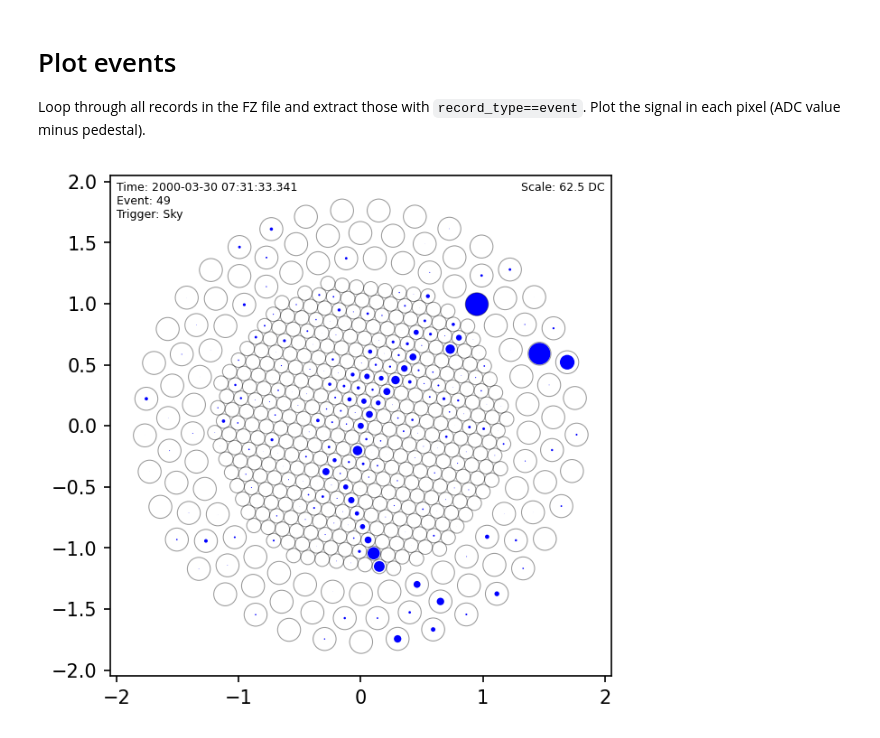
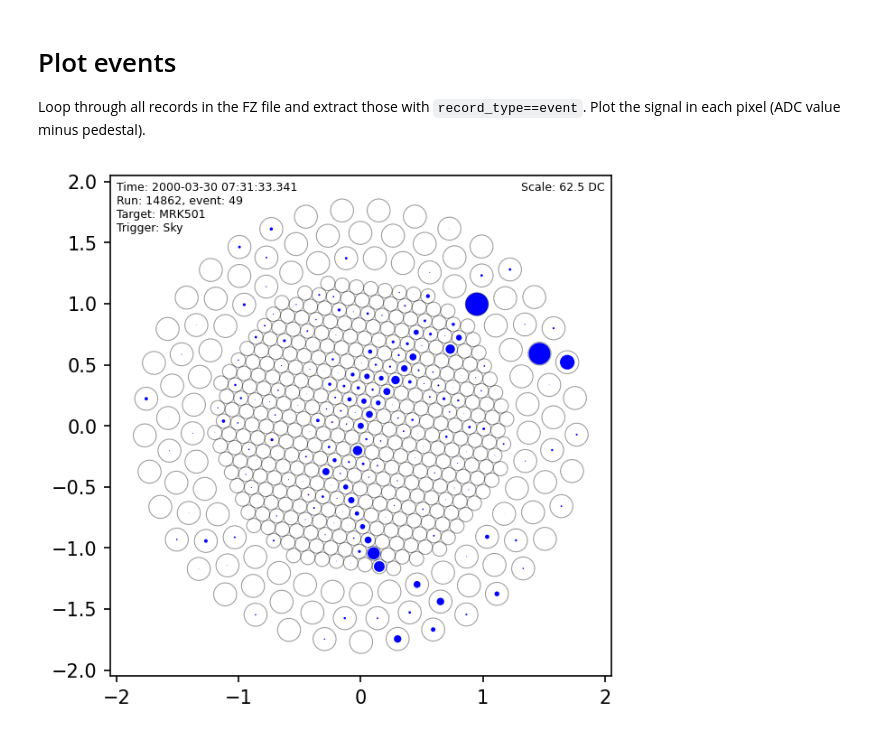
Before and after one commit to Whipple10m/pyfzreader, a Jupyter notebook: Draw events.ipynb, the cells around one changed output. Drawn from its saved outputs; the diff is of its cells as text; code cells hidden in the pictures.

Commit message:
Generalize to other camera

```diff
--- a/Draw events.ipynb
+++ b/Draw events.ipynb
@@ -7,15 +7,19 @@ import matplotlib.collections
 import fzreader
 # %%
 def plot_camera(data, ax=None):
-    x,y,r = numpy.hsplit(numpy.loadtxt('wc490.txt'),3)
-    scale = max(data)
+    camera = fzreader.get_camera_geometry_by_nadc(len(data))
+    npix = camera['npix']
+    scale = max(data[0:npix])
+    x = numpy.asarray(camera['x'])
+    y = numpy.asarray(camera['y'])
+    r = numpy.asarray(camera['r'])
 
     if(ax is None):
         fig, ax = matplotlib.pyplot.subplots(dpi=150)
 
     edge_patches = []
     face_patches = []
-    for i in range(490):
+    for i in range(npix):
         edge_patches.append(matplotlib.pyplot.Circle((x[i],y[i]), r[i]))
         face_patches.append(matplotlib.pyplot.Circle((x[i],y[i]), r[i]*max(data[i],0)/scale))
 
@@ -30,8 +34,9 @@ def plot_camera(data, ax=None):
     patch_collection.set_linewidth(0.5)
     ax.add_collection(patch_collection)
 
-    ax.set_xlim([-2.05,2.05])
-    ax.set_ylim([-2.05,2.05])
+    xylim = max([max(abs(x+r)),max(abs(x-r)),max(abs(y+r)),max(abs(y-r))])*1.1
+    ax.set_xlim([-xylim,xylim])
+    ax.set_ylim([-xylim,xylim])
     ax.set_box_aspect(1)
 
     return ax
@@ -41,17 +46,22 @@ def plot_camera(data, ax=None):
 Loop through all records in the FZ file and extract those with `record_type==event` and `event_type==pedestal`. Count all such events in `nped` and sum the charges from the 490 ADCs in `ped_sum` and the square if the charges in `ped_sum_sq`.
 
 We can then calculate the pedestal value and its RMS.
+# %%
+filename = 'gt014862.fz'
 # %%
 nped = 0
-ped_sum = numpy.zeros(492)
-ped_sum_sq = numpy.zeros(492)
-with fzreader.FZReader('gt014862.fz',verbose=False) as fz:
+ped_sum = 0
+ped_sum_sq = 0
+source_name = 'unknown'
+with fzreader.FZReader(filename,verbose=False) as fz:
     for record in fz:
+        if(record['record_type'] == 'tracking'):
+            source_name = record['target']
         if(record['record_type'] == 'event' and record['event_type'] == 'pedestal'):
             nped += 1
             adc_values = numpy.asarray(record['adc_values'], dtype=float)
-            ped_sum += adc_values
-            ped_sum_sq += adc_values ** 2
+            ped_sum = numpy.add(adc_values, ped_sum)
+            ped_sum_sq = numpy.add(adc_values ** 2, ped_sum_sq)
 # %%
 ped_val = ped_sum/nped
 ped_rms = numpy.sqrt(ped_sum_sq/nped - ped_val**2)
@@ -65,23 +79,23 @@ plot_camera(ped_rms[:490]);
 
 Loop through all records in the FZ file and extract those with `record_type==event`. Plot the signal in each pixel (ADC value minus pedestal).
 # %%
-with fzreader.FZReader('gt014862.fz',verbose=False) as fz:
+with fzreader.FZReader(filename, verbose=False) as fz:
     fig, ax = matplotlib.pyplot.subplots(dpi=150)
     try:
         for record in fz:
             if(record['record_type'] == 'event'):
                 adc_values = numpy.asarray(record['adc_values'], dtype=float)
                 ax.clear()
-                signal = (adc_values-ped_val)[:490]
+                signal = (adc_values-ped_val)
                 ax = plot_camera(signal, ax=ax)
-                ax.text(-2.0,2.0,f"Time: {record['record_time_str']}\nEvent: {record['event_num']}\nTrigger: {record['event_type'].capitalize()}",
-                        fontsize=6,ha='left',va='top')
+                ax.text(-2.0,2.0,f"Time: {record['record_time_str']}\nRun: {record['run_num']}, event: {record['event_num']}\nTarget: {source_name}\nTrigger: {record['event_type'].capitalize()}",
+                    fontsize=6,ha='left',va='top')
                 ax.text(2.0,2.0,f"Scale: {max(signal):.1f} DC",fontsize=6,ha='right',va='top')
                 IPython.display.clear_output(wait=True)
                 IPython.display.display(fig)
                 fig.canvas.draw()
                 matplotlib.pyplot.pause(0.05)
     except KeyboardInterrupt:
         matplotlib.pyplot.show()
 # %% [output]
-[figure, old version]
+[figure, new version]
```
Also changed, not shown: parts of 2 cells of this notebook.
